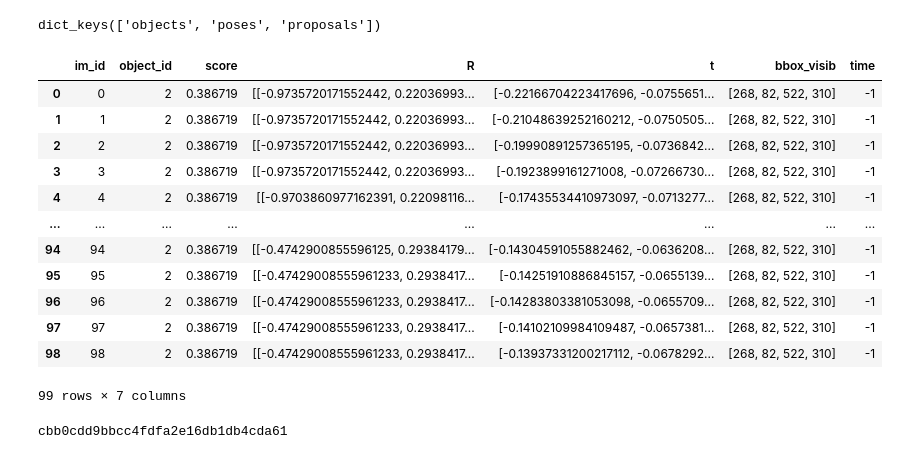
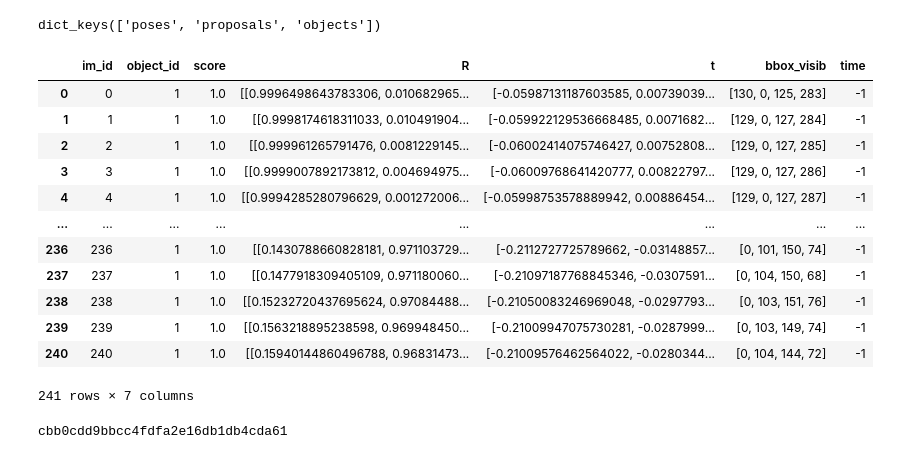
Before and after one commit to ahaffemayer/object_following_ocp, a Jupyter notebook: example/depr/load_data(2).ipynb, the cells around one changed output. Saved outputs shown, nothing was run; the diff lists cells and outputs as text; code cells hidden in the pictures.

```diff
--- a/example/depr/load_data(2).ipynb
+++ b/example/depr/load_data(2).ipynb
@@ -3,34 +3,35 @@ import json
 import pandas as pd
 # %%
 video = "bowl1"
-filename = f"json/{video}.props-dinov2-ffa-22.gpt4_scaled.best_object.poses-dinov2-22-graph.smoothed-movavg.json"
+# filename = f"json/{video}.props-dinov2-ffa-22.gpt4_scaled.best_object.poses-dinov2-22-graph.smoothed-movavg.json"
+filename = "/workspaces/object_following_ocp/ressources/howto100m_AYkkIu7RArQ_0/howto100m_AYkkIu7RArQ_0.props-sam3d.gpt4_scaled.best_object.megapose-ref-3-sym.smoothed-savgol.filtered-iou-0.2.json"
 with open(filename, "r") as f:
     data = json.load(f)
 
 print(data.keys())
 
 proposals = data["proposals"] # BOP-like detections
 objects = data["objects"]
 objects = {int(k):v for k,v in objects.items()}
 poses = pd.DataFrame(data["poses"])
 
 #poses = poses.sort_values(by="im_id").reset_index(drop=True) # should be already sorted
 poses
 # %% [output]
-dict_keys(['objects', 'poses', 'proposals'])
+dict_keys(['poses', 'proposals', 'objects'])
 |  | im_id | object_id | score | R | t | bbox_visib | time |
-| 0 | 0 | 2 | 0.386719 | [[-0.9735720171552442, 0.22036993... | [-0.22166704223417696, -0.0755651... | [268, 82, 522, 310] | -1 |
-| 1 | 1 | 2 | 0.386719 | [[-0.9735720171552442, 0.22036993... | [-0.21048639252160212, -0.0750505... | [268, 82, 522, 310] | -1 |
-| 2 | 2 | 2 | 0.386719 | [[-0.9735720171552442, 0.22036993... | [-0.19990891257365195, -0.0736842... | [268, 82, 522, 310] | -1 |
-| 3 | 3 | 2 | 0.386719 | [[-0.9735720171552442, 0.22036993... | [-0.1923899161271008, -0.07266730... | [268, 82, 522, 310] | -1 |
-| 4 | 4 | 2 | 0.386719 | [[-0.9703860977162391, 0.22098116... | [-0.17435534410973097, -0.0713277... | [268, 82, 522, 310] | -1 |
+| 0 | 0 | 1 | 1.0 | [[0.9996498643783306, 0.010682965... | [-0.05987131187603585, 0.00739039... | [130, 0, 125, 283] | -1 |
+| 1 | 1 | 1 | 1.0 | [[0.9998174618311033, 0.010491904... | [-0.059922129536668485, 0.0071682... | [129, 0, 127, 284] | -1 |
+| 2 | 2 | 1 | 1.0 | [[0.999961265791476, 0.0081229145... | [-0.06002414075746427, 0.00752808... | [129, 0, 127, 285] | -1 |
+| 3 | 3 | 1 | 1.0 | [[0.9999007892173812, 0.004694975... | [-0.06009768641420777, 0.00822797... | [129, 0, 127, 286] | -1 |
+| 4 | 4 | 1 | 1.0 | [[0.9994285280796629, 0.001272006... | [-0.05998753578889942, 0.00886454... | [129, 0, 127, 287] | -1 |
 | ... | ... | ... | ... | ... | ... | ... | ... |
-| 94 | 94 | 2 | 0.386719 | [[-0.4742900855596125, 0.29384179... | [-0.14304591055882462, -0.0636208... | [268, 82, 522, 310] | -1 |
-| 95 | 95 | 2 | 0.386719 | [[-0.47429008555961233, 0.2938417... | [-0.14251910886845157, -0.0655139... | [268, 82, 522, 310] | -1 |
-| 96 | 96 | 2 | 0.386719 | [[-0.47429008555961233, 0.2938417... | [-0.14283803381053098, -0.0655709... | [268, 82, 522, 310] | -1 |
-| 97 | 97 | 2 | 0.386719 | [[-0.47429008555961233, 0.2938417... | [-0.14102109984109487, -0.0657381... | [268, 82, 522, 310] | -1 |
-| 98 | 98 | 2 | 0.386719 | [[-0.47429008555961233, 0.2938417... | [-0.13937331200217112, -0.0678292... | [268, 82, 522, 310] | -1 |
+| 236 | 236 | 1 | 1.0 | [[0.1430788660828181, 0.971103729... | [-0.2112727725789662, -0.03148857... | [0, 101, 150, 74] | -1 |
+| 237 | 237 | 1 | 1.0 | [[0.1477918309405109, 0.971180060... | [-0.21097187768845346, -0.0307591... | [0, 104, 150, 68] | -1 |
+| 238 | 238 | 1 | 1.0 | [[0.15232720437695624, 0.97084488... | [-0.21050083246969048, -0.0297793... | [0, 103, 151, 76] | -1 |
+| 239 | 239 | 1 | 1.0 | [[0.1563218895238598, 0.969948450... | [-0.21009947075730281, -0.0287999... | [0, 103, 149, 74] | -1 |
+| 240 | 240 | 1 | 1.0 | [[0.15940144860496788, 0.96831473... | [-0.21009576462564022, -0.0280344... | [0, 104, 144, 72] | -1 |
-99 rows × 7 columns
+241 rows × 7 columns
 # %%
 obj = objects[poses.iloc[0].object_id]
 mesh_id = obj['mesh']
```
Also changed, not shown: 2 other files.
